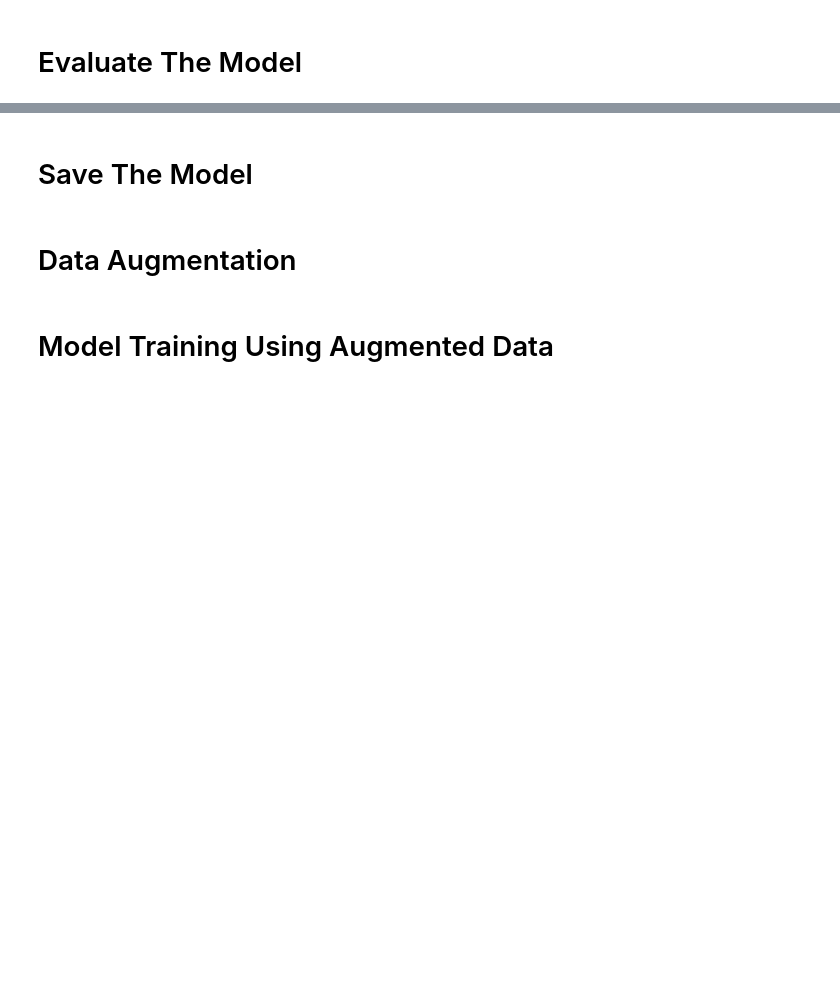
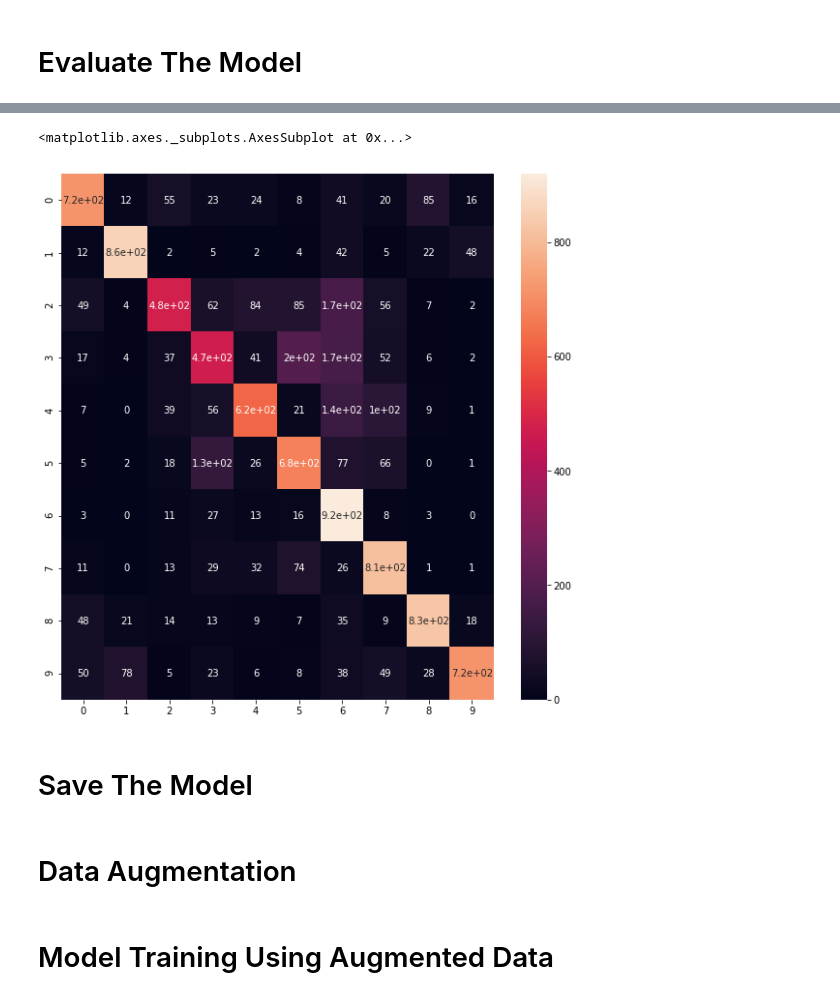
Before and after one commit to araetoro/deep_learning_machine_learning, a Jupyter notebook: CNN Project 2 - CiFAR-10 Images Classification.ipynb, the cells around one changed output, grey strips where cells are left out. Saved outputs shown, nothing was run; the diff lists cells and outputs as text; code cells hidden in the pictures; blank space fills up the shorter version.

```diff
--- a/CNN Project 2 - CiFAR-10 Images Classification.ipynb
+++ b/CNN Project 2 - CiFAR-10 Images Classification.ipynb
@@ -144,11 +151,14 @@ plt.subplots_adjust(wspace = 1)
 # %%
 from sklearn.metrics import confusion_matrix
 import seaborn as sns
 
 cm = confusion_matrix(y_test, predicted_classes)
 cm
-plt.figure(figsize = (10, 10)
+plt.figure(figsize = (10, 10))
 sns.heatmap(cm, annot = True)
+# %% [output]
+<matplotlib.axes._subplots.AxesSubplot at 0x...>
+[figure, added]
 # %% [markdown]
 # Save The Model
 # %%
```
Also changed, not shown: parts of 8 cells of this notebook.
